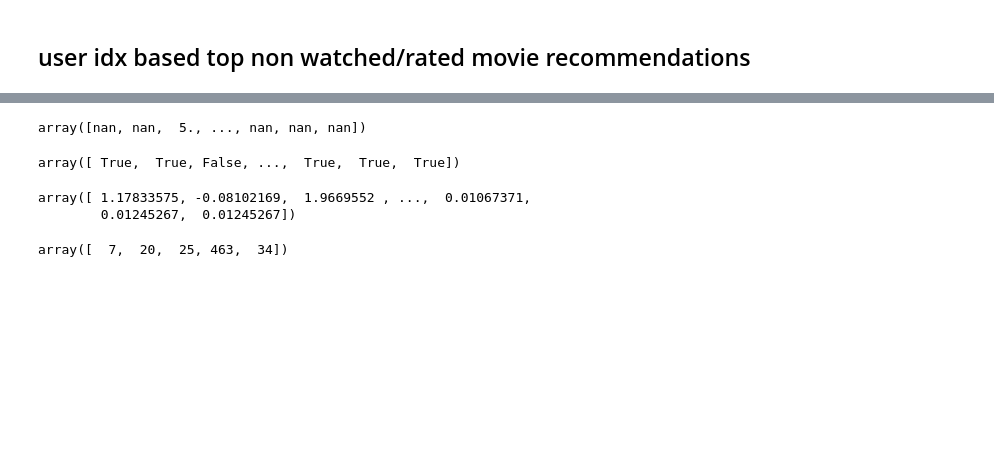
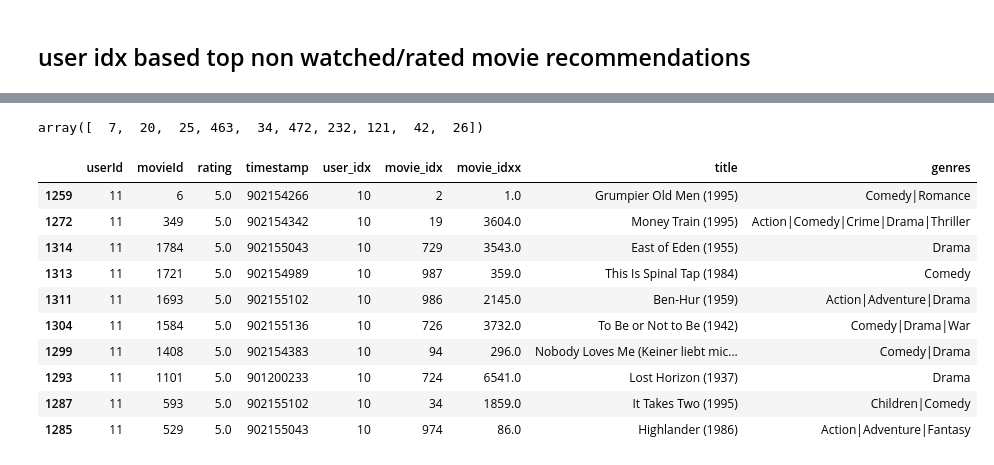
Before and after one commit to NishantBaheti/Recommendation-Systems, a Jupyter notebook: notebooks/svd.ipynb, the cells around one changed output, grey strips where cells are left out. Saved outputs shown, nothing was run; the diff lists cells and outputs as text; code cells hidden in the pictures; blank space fills up the shorter version.

```diff
--- a/notebooks/svd.ipynb
+++ b/notebooks/svd.ipynb
@@ -21,7 +23,7 @@ ratings.head()
 | 3 | 1 | 47 | 5.0 | 964983815 |
 | 4 | 1 | 50 | 5.0 | 964982931 |
 # %%
-movies = pd.read_csv('/opt/datasetsRepo/RecommendationData/movies.csv')
+movies = pd.read_csv('./datasets/movies.csv')
 movies.head(5)
 # %% [output]
 |  | movieId | title | genres |
@@ -188,26 +202,30 @@ rank = 100
 # %%
 user_vector = user_movie_matrix.iloc[user_idx].values
-user_vector
+non_rated_movies_idx = np.isnan(user_vector)
+new_movies_ratings = get_prediction(user_idx, ..., U, S, VT, rank)
-# %% [output]
-array([nan, nan,  5., ..., nan, nan, nan])
-# %%
-non_rated_movies_idx = np.isnan(user_vector)
-non_rated_movies_idx
-# %% [output]
-array([ True,  True, False, ...,  True,  True,  True])
-# %%
-all_movies_ratings = get_prediction(user_idx, ..., U, S, VT, rank)
-all_movies_ratings
-# %% [output]
-array([ 1.17833575, -0.08102169,  1.9669552 , ...,  0.01067371,
-        0.01245267,  0.01245267])
 # %%
-top_n_movies = 5
+top_n_idxs = np.c_[np.argsort(new_movies_ratings)][non_rated_movies_idx][::-1][:top_n_movies, 0]
+top_n_idxs
+# %% [output]
+array([  7,  20,  25, 463,  34, 472, 232, 121,  42,  26])
-# %%
-top_n_idxs = np.c_[np.argsort(all_movies_ratings)][non_rated_movies_idx][::-1][:top_n_movies, 0]
-top_n_idxs
-# %% [output]
-array([  7,  20,  25, 463,  34])
+# %%
+(
+    ratings[ratings["user_idx"] == user_idx]
+    .sort_values(by="rating", ascending=False).head(10)
+    .join(other=movies[["movie_idx", "title", "genres"]], on=["movie_idx"], how="inner", rsuffix="x")
+)
+# %% [output]
+|  | userId | movieId | rating | timestamp | user_idx | movie_idx | movie_idxx | title | genres |
+| 1259 | 11 | 6 | 5.0 | 902154266 | 10 | 2 | 1.0 | Grumpier Old Men (1995) | Comedy|Romance |
+| 1272 | 11 | 349 | 5.0 | 902154342 | 10 | 19 | 3604.0 | Money Train (1995) | Action|Comedy|Crime|Drama|Thriller |
+| 1314 | 11 | 1784 | 5.0 | 902155043 | 10 | 729 | 3543.0 | East of Eden (1955) | Drama |
+| 1313 | 11 | 1721 | 5.0 | 902154989 | 10 | 987 | 359.0 | This Is Spinal Tap (1984) | Comedy |
+| 1311 | 11 | 1693 | 5.0 | 902155102 | 10 | 986 | 2145.0 | Ben-Hur (1959) | Action|Adventure|Drama |
+| 1304 | 11 | 1584 | 5.0 | 902155136 | 10 | 726 | 3732.0 | To Be or Not to Be (1942) | Comedy|Drama|War |
+| 1299 | 11 | 1408 | 5.0 | 902154383 | 10 | 94 | 296.0 | Nobody Loves Me (Keiner liebt mic... | Comedy|Drama |
+| 1293 | 11 | 1101 | 5.0 | 901200233 | 10 | 724 | 6541.0 | Lost Horizon (1937) | Drama |
+| 1287 | 11 | 593 | 5.0 | 902155102 | 10 | 34 | 1859.0 | It Takes Two (1995) | Children|Comedy |
+| 1285 | 11 | 529 | 5.0 | 902155043 | 10 | 974 | 86.0 | Highlander (1986) | Action|Adventure|Fantasy |
 # %%
 movies[movies['movie_idx'].isin(top_n_idxs)]
 # %% [output]
```
Also changed, not shown: parts of 23 cells of this notebook, 3 other files.
